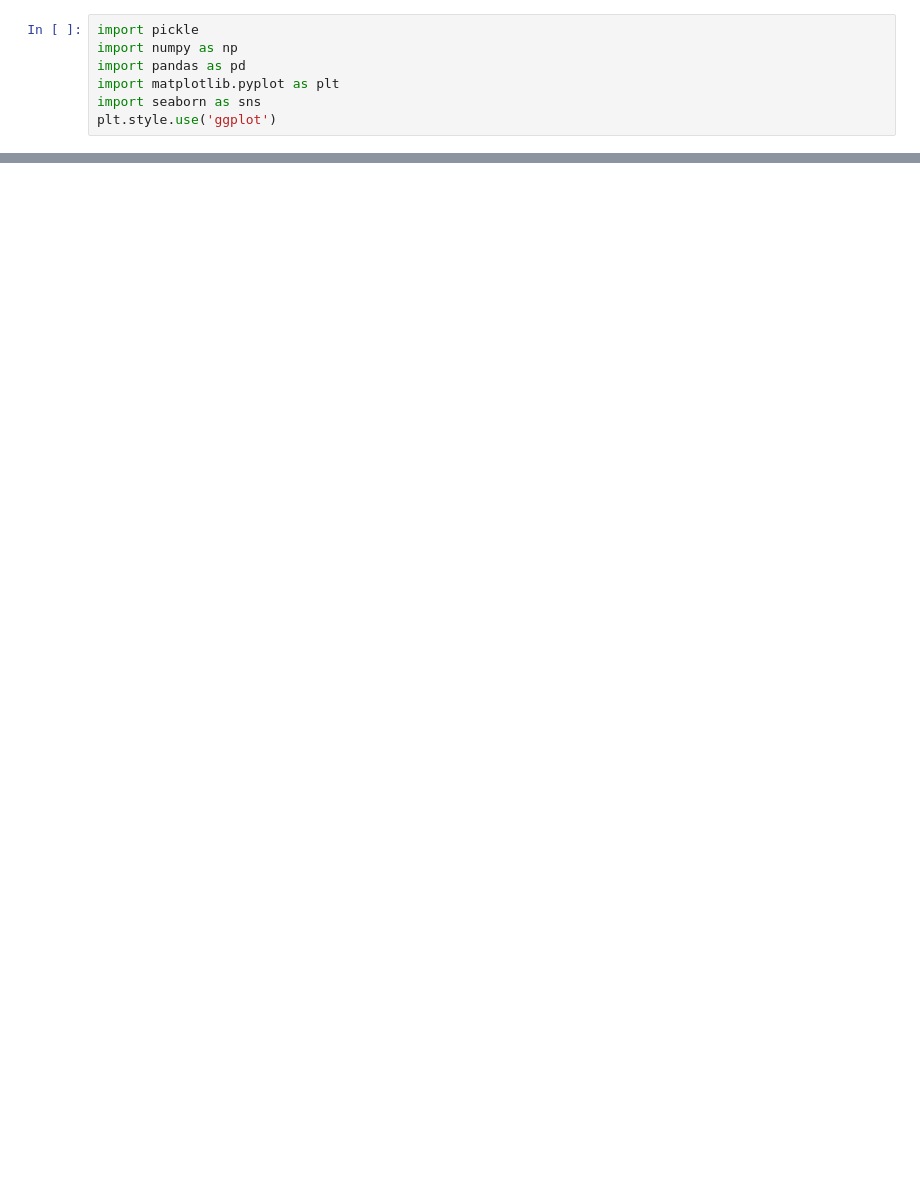
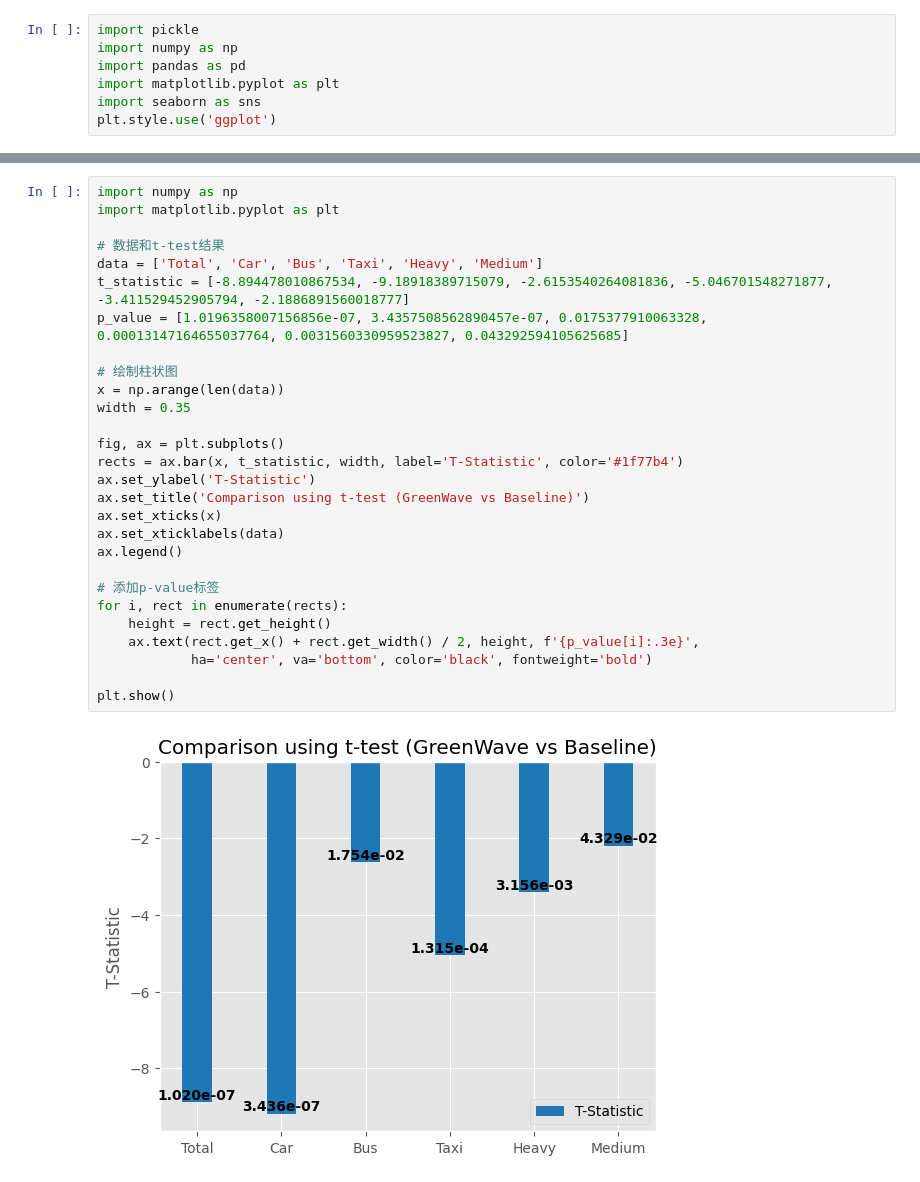
Before and after one commit to Zhenlin-Xu/GreenWaveSim, a Jupyter notebook: visualization.ipynb, the cells around one changed output, grey strips where cells are left out. Drawn from its saved outputs; the diff is of its cells as text; blank space fills up the shorter version.

```diff
--- a/visualization.ipynb
+++ b/visualization.ipynb
@@ -65,0 +195,30 @@ fig.savefig("./img/data_validation.png", dpi=400, bbox_inches='tight')
+# %%
+import numpy as np
+import matplotlib.pyplot as plt
+
+# 数据和t-test结果
+data = ['Total', 'Car', 'Bus', 'Taxi', 'Heavy', 'Medium']
+t_statistic = [-8.894478010867534, -9.18918389715079, -2.6153540264081836, -5.046701548271877, -3.411529452905794, -2.1886891560018777]
+p_value = [1.0196358007156856e-07, 3.4357508562890457e-07, 0.0175377910063328, 0.00013147164655037764, 0.0031560330959523827, 0.043292594105625685]
+
+# 绘制柱状图
+x = np.arange(len(data))
+width = 0.35
+
+fig, ax = plt.subplots()
+rects = ax.bar(x, t_statistic, width, label='T-Statistic', color='#1f77b4')
+ax.set_ylabel('T-Statistic')
+ax.set_title('Comparison using t-test (GreenWave vs Baseline)')
+ax.set_xticks(x)
+ax.set_xticklabels(data)
+ax.legend()
+
+# 添加p-value标签
+for i, rect in enumerate(rects):
+    height = rect.get_height()
+    ax.text(rect.get_x() + rect.get_width() / 2, height, f'{p_value[i]:.3e}',
+            ha='center', va='bottom', color='black', fontweight='bold')
+
+plt.show()
+# %% [output]
+[figure, added]
```
Also changed, not shown: parts of 12 cells of this notebook, 5 other files.
